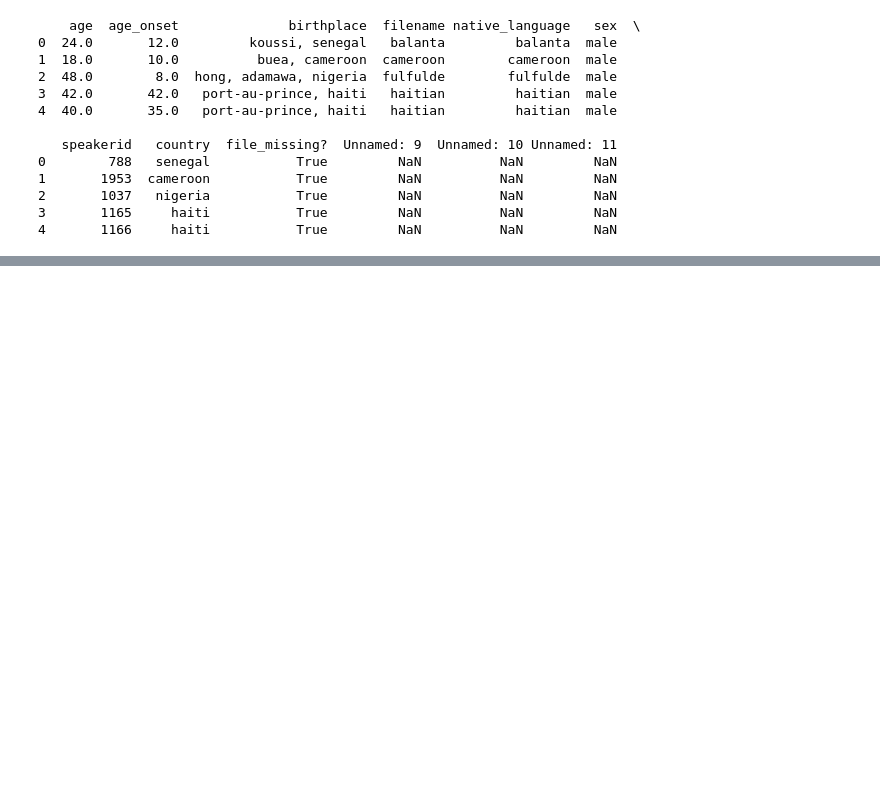
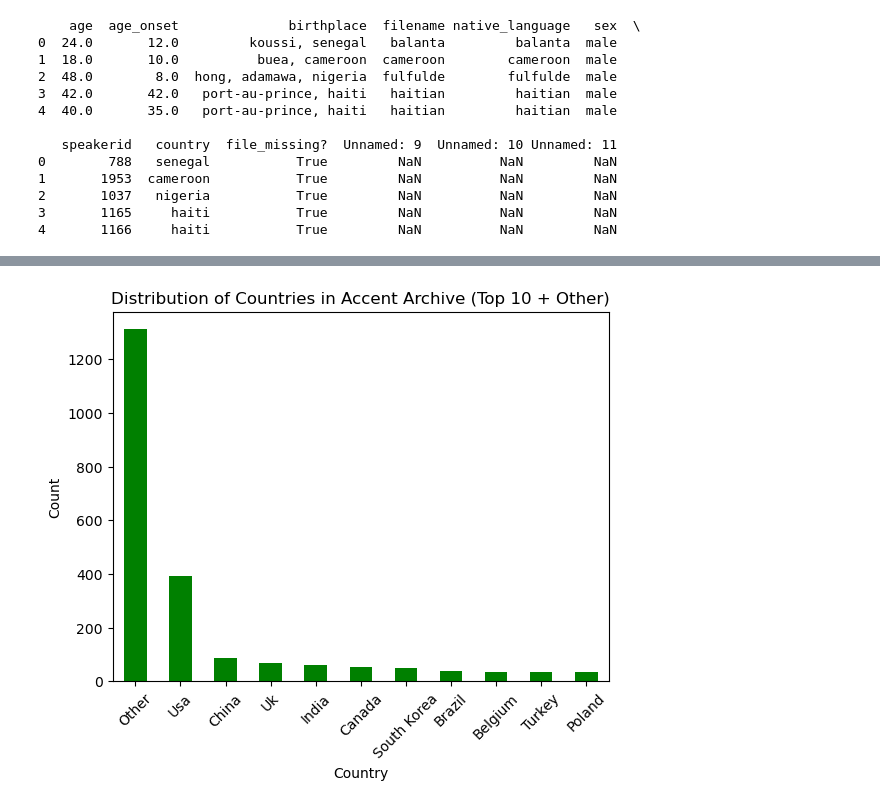
Before and after one commit to SleepDeprived3/Bias-in-Emotion-Recognition, a Jupyter notebook: data/Exploratory Data Analysis.ipynb, the cells around one changed output, grey strips where cells are left out. Cells and saved outputs as stored; diff of their text form; code cells hidden in the pictures; blank space fills up the shorter version.

```diff
--- a/data/Exploratory Data Analysis.ipynb
+++ b/data/Exploratory Data Analysis.ipynb
@@ -84,0 +142,16 @@ print(accentArchiveDemos.head())
+# %%
+# country plot
+accentArchiveDemos['country_clean'] = accentArchiveDemos['country'].str.strip().str.title()
+accentArchiveDemos = accentArchiveDemos[accentArchiveDemos['country_clean'].notna() & (accentArchiveDemos['country_clean'] != '')]
+
+top_countries = accentArchiveDemos['country_clean'].value_counts().nlargest(10).index
+accentArchiveDemos['country_final'] = accentArchiveDemos['country_clean'].apply(lambda x: x if x in top_countries else 'Other')
+
+accentArchiveDemos['country_final'].value_counts().plot(kind='bar', color='green')
+plt.title("Distribution of Countries in Accent Archive (Top 10 + Other)")
+plt.xlabel("Country")
+plt.ylabel("Count")
+plt.xticks(rotation=45)
+plt.show()
+# %% [output]
+[figure, added]
```
Also changed, not shown: parts of 7 cells of this notebook.
